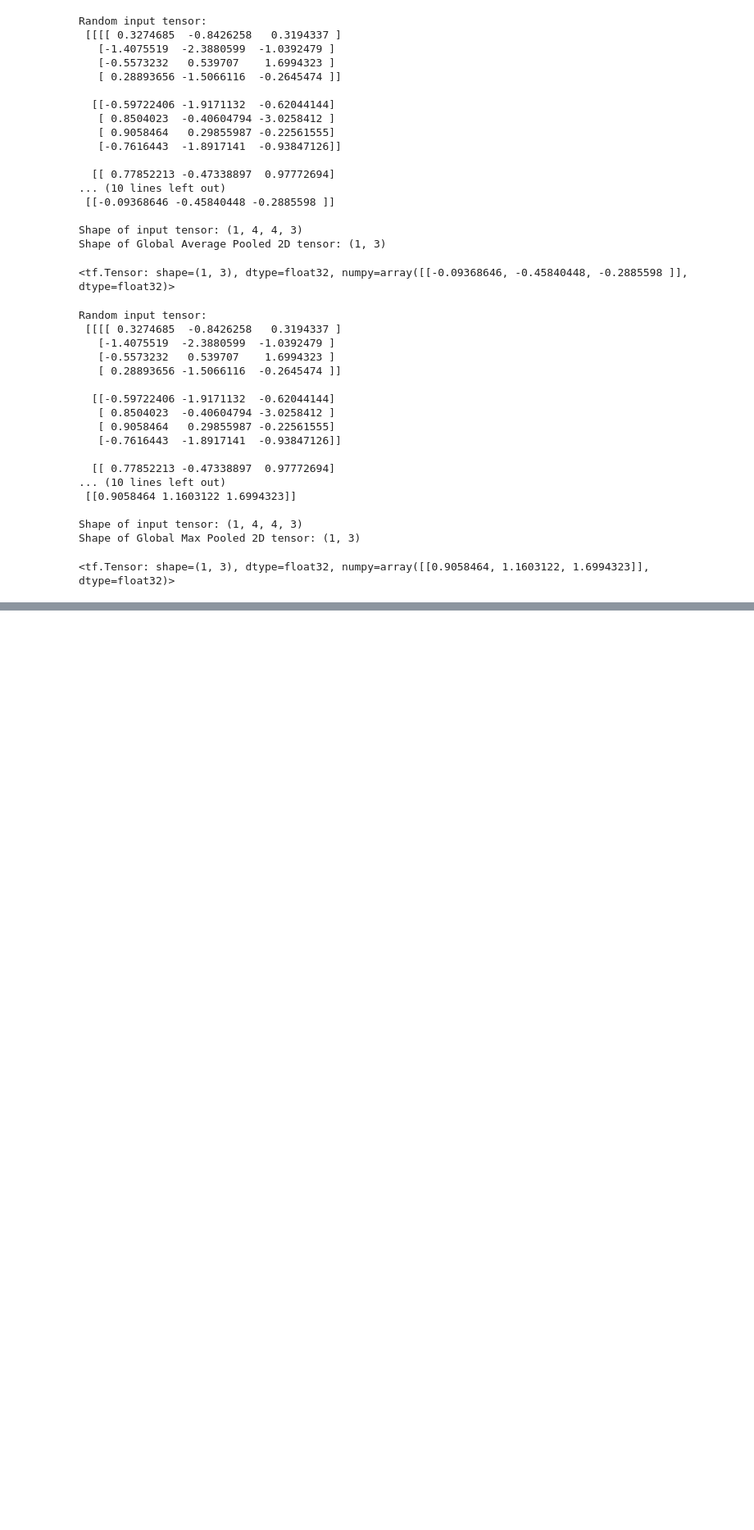
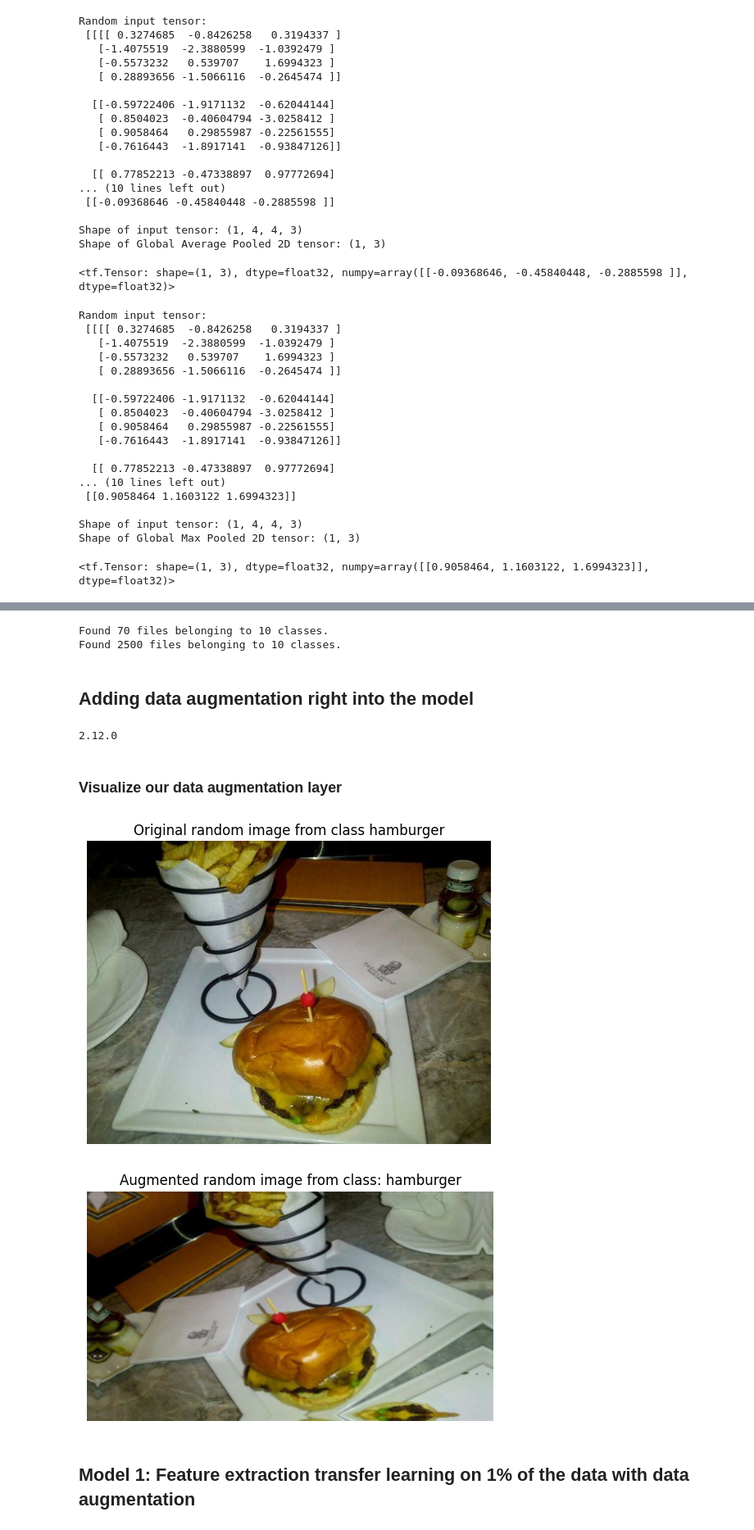
Before and after one commit to sakshamkumar1/tensorflow-notebooks, a Jupyter notebook: 05_transfer_learning_in_tensorflow_part_2_fine_tuning.ipynb, the cells around one changed output, grey strips where cells are left out. Shown at 82% size. Cells and saved outputs as stored; diff of their text form; code cells hidden in the pictures; blank space fills up the shorter version.

Commit message:
Modified 05_transfer_learning_in_tensorflow_part_2_fine_tuning

```diff
--- a/05_transfer_learning_in_tensorflow_part_2_fine_tuning.ipynb
+++ b/05_transfer_learning_in_tensorflow_part_2_fine_tuning.ipynb
@@ -346,0 +367,3 @@ tf.reduce_max(input_tensor, axis=[1, 2])
+# %%
+train_dir_1_percent = "10_food_classes_1_percent/train"
+test_dir = "10_food_classes_1_percent/test"
@@ -346,0 +390,63 @@ tf.reduce_max(input_tensor, axis=[1, 2])
+# %%
+IMG_SIZE = (224, 224)
+train_data_1_percent = tf.keras.preprocessing.image_dataset_from_directory(train_dir_1_percent,
+                                                                           label_mode="categorical",
+                                                                           image_size=IMG_SIZE,
+                                                                           batch_size=BATCH_SIZE)
+
+test_data = tf.keras.preprocessing.image_dataset_from_directory(test_dir,
+                                                                label_mode="categorical",
+                                                                image_size=IMG_SIZE,
+                                                                batch_size=BATCH_SIZE)
+# %% [output]
+Found 70 files belonging to 10 classes.
+Found 2500 files belonging to 10 classes.
+# %% [markdown]
+## Adding data augmentation right into the model
+# %%
+print(tf.__version__)
+# %% [output]
+2.12.0
+# %%
+import tensorflow as tf
+from tensorflow import keras
+from tensorflow.keras import layers
+from tensorflow.keras.layers.experimental import preprocessing
+
+data_augmentation = keras.Sequential([
+    preprocessing.RandomFlip("horizontal"),
+    preprocessing.RandomRotation(0.2),
+    preprocessing.RandomZoom(0.2),
+    preprocessing.RandomHeight(0.2),
+    preprocessing.RandomWidth(0.2),
+    # preprocessing.Rescale(1./255)
+], name="data_augmentation")
+# %% [markdown]
+### Visualize our data augmentation layer
+# %%
+# View a random image and compare it to its augmented version
+import matplotlib.pyplot as plt
+import matplotlib.image as mpimg
+import os
+import random
+target_class = random.choice(train_data_1_percent.class_names)
+target_dir = "10_food_classes_1_percent/train/" + target_class
+random_image = random.choice(os.listdir(target_dir))
+random_image_path = target_dir + "/" + random_image
+
+img = mpimg.imread(random_image_path)
+plt.imshow(img)
+plt.title(f"Original random image from class {target_class}")
+plt.axis(False);
+
+# Now, let's plot our augmented image.
+augmented_img = data_augmentation(img)
+plt.figure()
+plt.imshow(augmented_img/255.)
+plt.title(f"Augmented random image from class: {target_class}")
+plt.axis(False);
+# %% [output]
+[figure, added]
+[figure, added]
+# %% [markdown]
+## Model 1: Feature extraction transfer learning on 1% of the data with data augmentation
```
Also changed, not shown: parts of 16 cells of this notebook.
